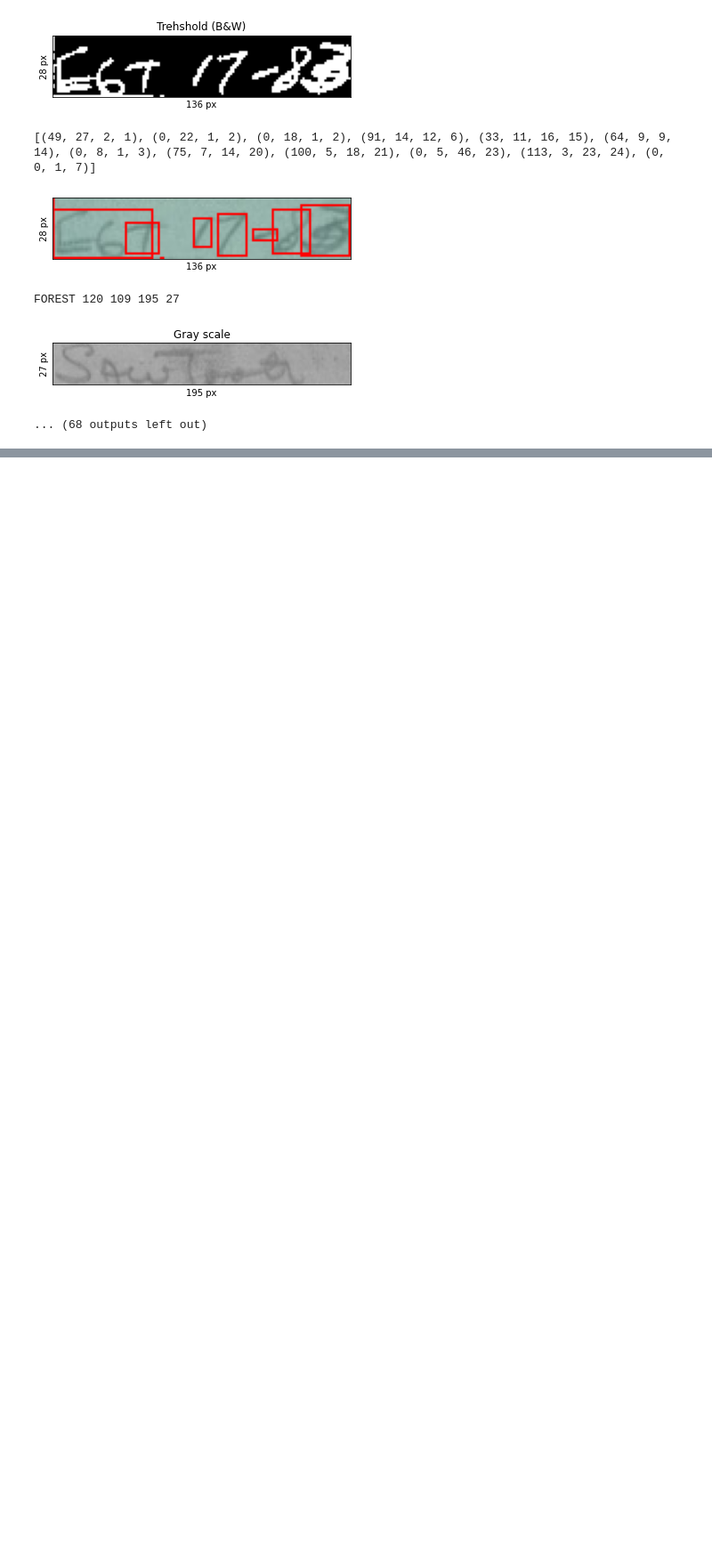
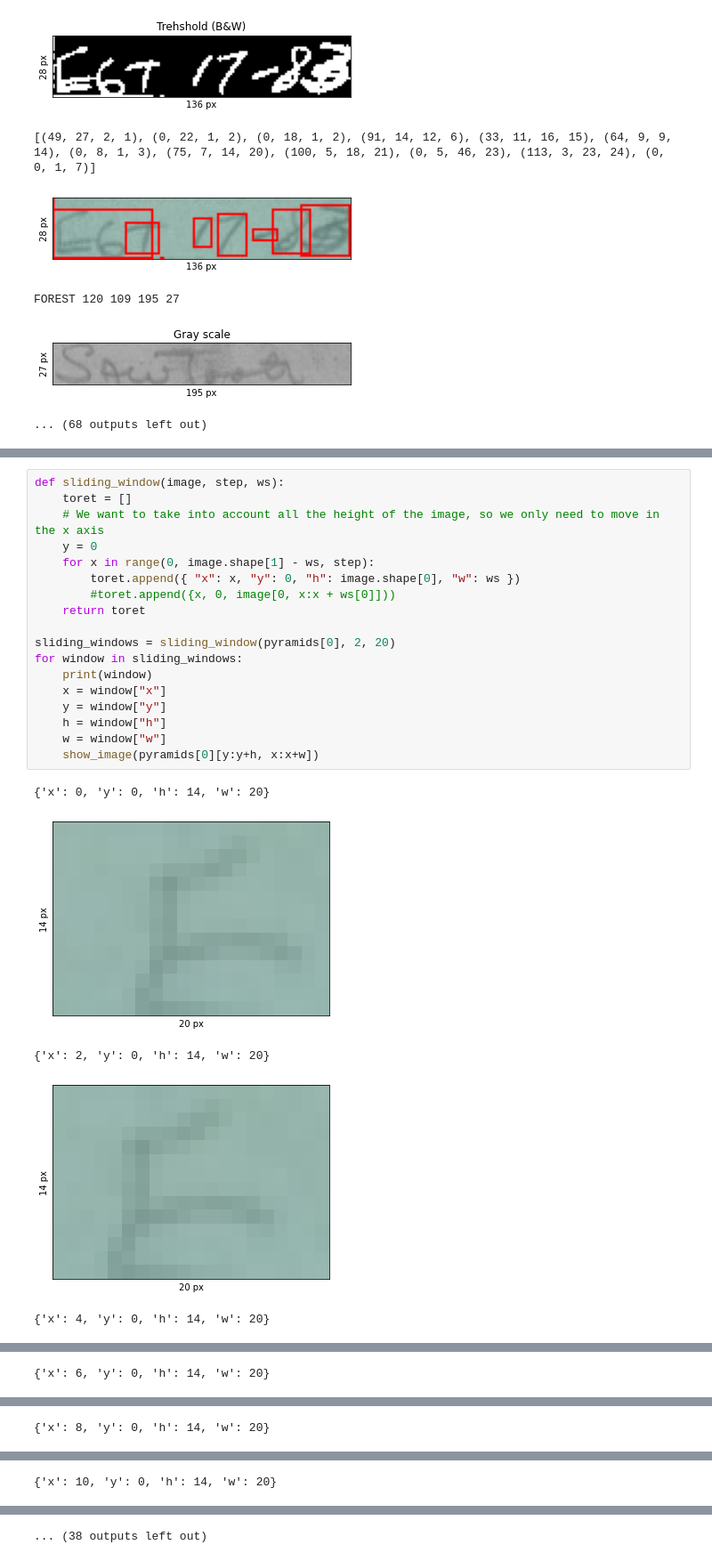
Before and after one commit to BoiseState-AdaptLab/OCR_4_Forest_Service, a Jupyter notebook: char_detection/char-detection.ipynb, the cells around one changed output, grey strips where cells are left out. Shown at 89% size. Cells and saved outputs as stored; diff of their text form; blank space fills up the shorter version.

```diff
--- a/char_detection/char-detection.ipynb
+++ b/char_detection/char-detection.ipynb
@@ -167,0 +258,24 @@ FOREST 120 109 195 27
+# %%
+def sliding_window(image, step, ws):
+    toret = []
+    # We want to take into account all the height of the image, so we only need to move in the x axis
+    y = 0
+    for x in range(0, image.shape[1] - ws, step):
+        toret.append({ "x": x, "y": 0, "h": image.shape[0], "w": ws })
+        #toret.append({x, 0, image[0, x:x + ws[0]]))
+    return toret
+
+sliding_windows = sliding_window(pyramids[0], 2, 20)
+for window in sliding_windows:
+    print(window)
+    x = window["x"]
+    y = window["y"]
+    h = window["h"]
+    w = window["w"]
+    show_image(pyramids[0][y:y+h, x:x+w])
+# %% [output]
+{'x': 0, 'y': 0, 'h': 14, 'w': 20}
+[figure, added]
+{'x': 2, 'y': 0, 'h': 14, 'w': 20}
+[figure, added]
+{'x': 4, 'y': 0, 'h': 14, 'w': 20}
@@ -167,0 +283 @@ FOREST 120 109 195 27
+{'x': 6, 'y': 0, 'h': 14, 'w': 20}
@@ -167,0 +285 @@ FOREST 120 109 195 27
+{'x': 8, 'y': 0, 'h': 14, 'w': 20}
@@ -167,0 +287 @@ FOREST 120 109 195 27
+{'x': 10, 'y': 0, 'h': 14, 'w': 20}
@@ -167,0 +289 @@ FOREST 120 109 195 27
+... (38 outputs left out)
```
Also changed, not shown: parts of 12 cells of this notebook.
